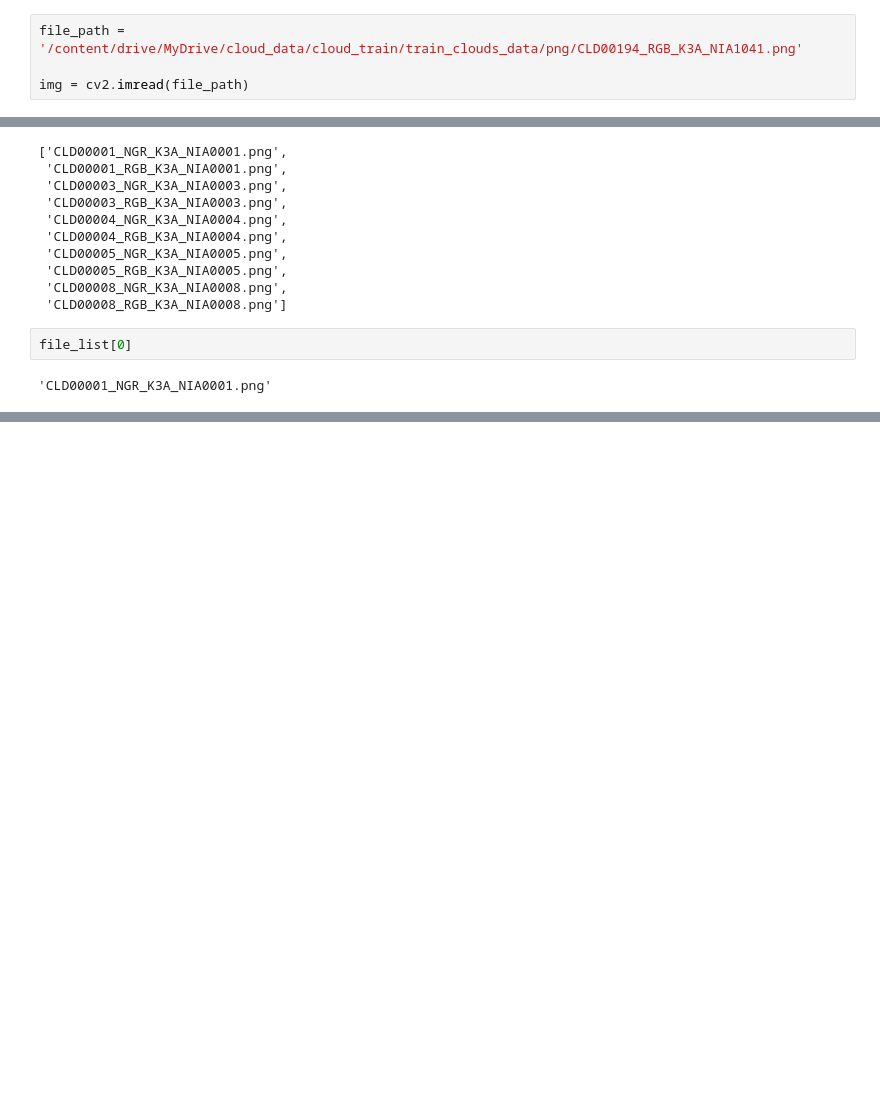
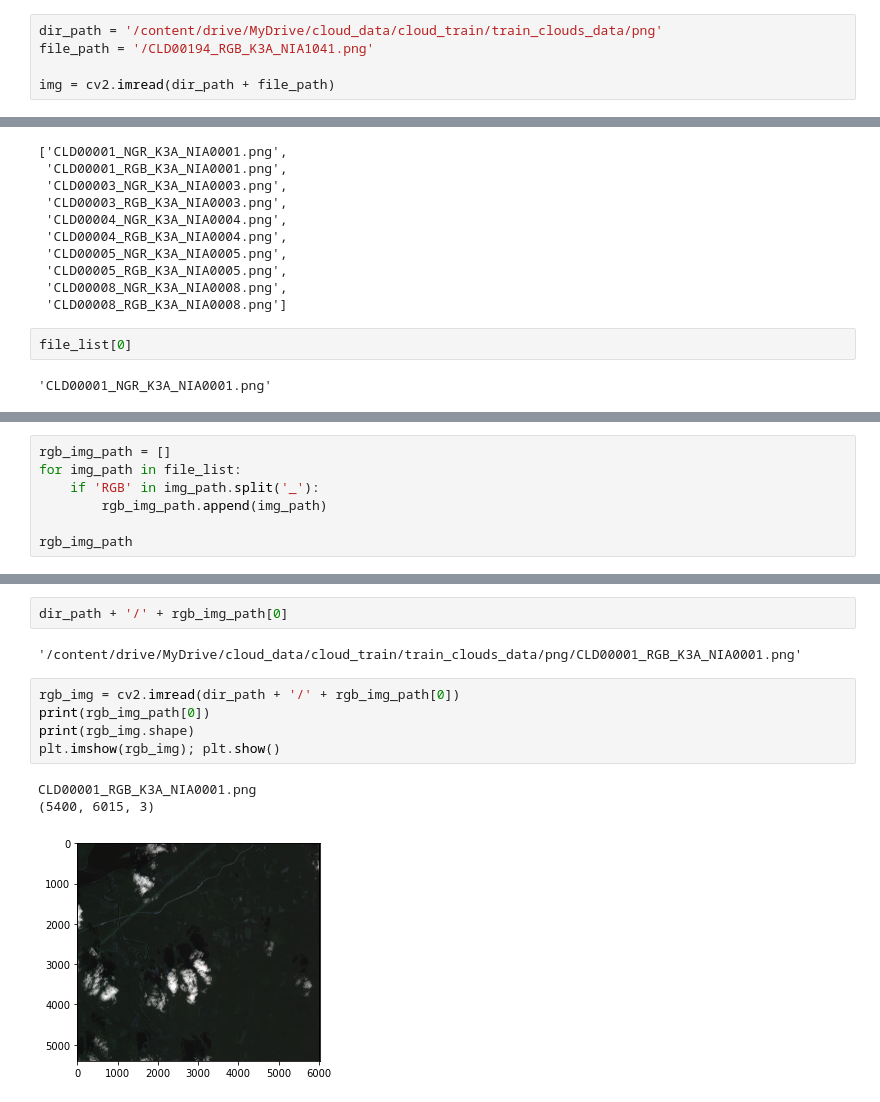
Before and after one commit to TEAM-LuckyDay/Cloud_segmentation, a Jupyter notebook: file_mount_test.ipynb, the cells around one changed output, grey strips where cells are left out. Drawn from its saved outputs; the diff is of its cells as text; blank space fills up the shorter version.

```diff
--- a/file_mount_test.ipynb
+++ b/file_mount_test.ipynb
@@ -11,9 +11,10 @@ drive.mount('/content/drive')
 # %% [output]
 Drive already mounted at /content/drive; to attempt to forcibly remount, call drive.mount("/content/drive", force_remount=True).
 # %%
-file_path = '/content/drive/MyDrive/cloud_data/cloud_train/train_clouds_data/png/CLD00194_RGB_K3A_NIA1041.png'
+dir_path = '/content/drive/MyDrive/cloud_data/cloud_train/train_clouds_data/png'
+file_path = '/CLD00194_RGB_K3A_NIA1041.png'
 
-img = cv2.imread(file_path)
+img = cv2.imread(dir_path + file_path)
 # %%
 img.shape
 # %% [output]
@@ -71,0 +71,7 @@ True
+# %%
+rgb_img_path = []
+for img_path in file_list:
+    if 'RGB' in img_path.split('_'):
+        rgb_img_path.append(img_path)
+
+rgb_img_path
@@ -71,0 +96,13 @@ True
+# %%
+dir_path + '/' + rgb_img_path[0]
+# %% [output]
+'/content/drive/MyDrive/cloud_data/cloud_train/train_clouds_data/png/CLD00001_RGB_K3A_NIA0001.png'
+# %%
+rgb_img = cv2.imread(dir_path + '/' + rgb_img_path[0])
+print(rgb_img_path[0])
+print(rgb_img.shape)
+plt.imshow(rgb_img); plt.show()
+# %% [output]
+CLD00001_RGB_K3A_NIA0001.png
+(5400, 6015, 3)
+[figure, added]
```
Also changed, not shown: parts of 6 cells of this notebook.
